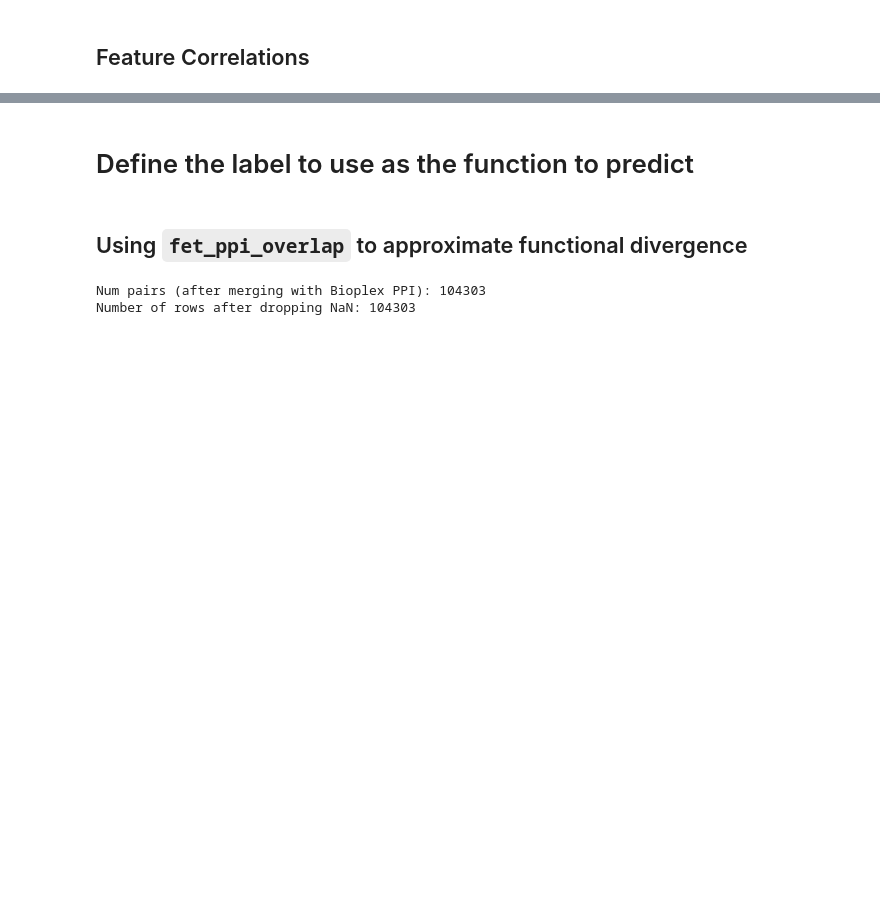
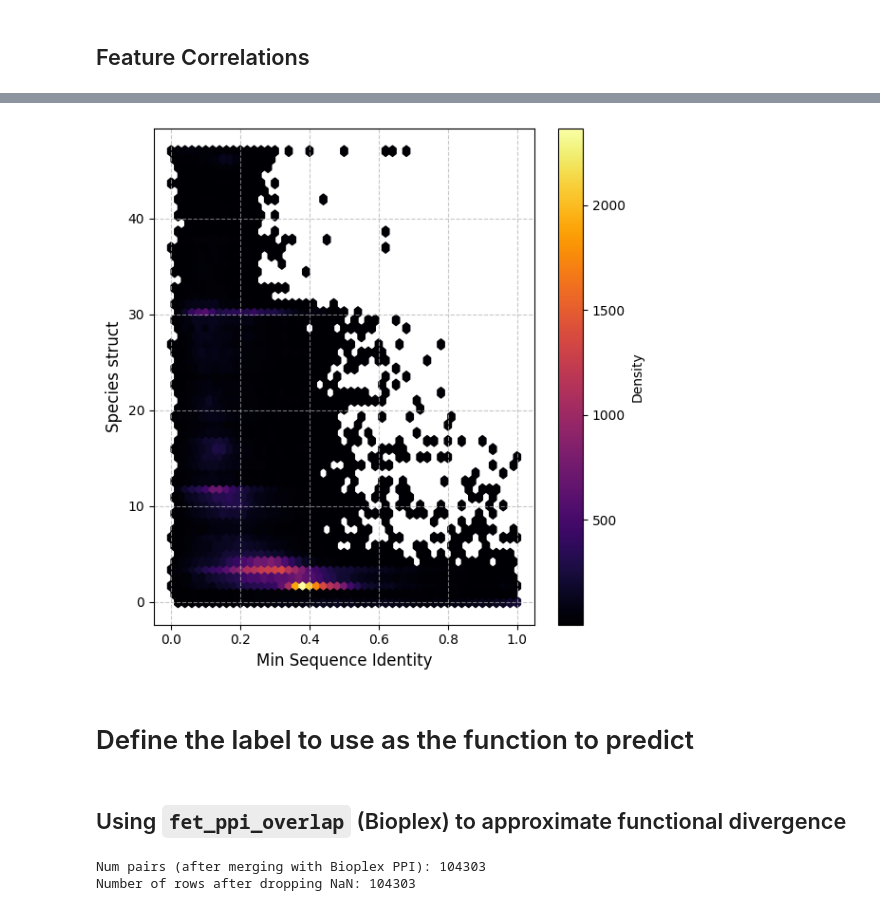
Before and after one commit to cancergenetics/paralog_seq_similarity, a Jupyter notebook: 1a_human_prepare_datasets.ipynb, the cells around one changed output, grey strips where cells are left out. Cells and saved outputs as stored; diff of their text form; code cells hidden in the pictures; blank space fills up the shorter version.

```diff
--- a/1a_human_prepare_datasets.ipynb
+++ b/1a_human_prepare_datasets.ipynb
@@ -462,7 +476,29 @@ heatmap(
+# %%
+
+import matplotlib.pyplot as plt
+
+plt.figure(figsize=(6, 6))
+
+# Create a density heatmap using hexbin
+hb = plt.hexbin(
+    paralog_pairs['min_sequence_identity'],
+    paralog_pairs['taxid_struct'],
+    gridsize=50,
+    cmap='inferno',
+    mincnt=1  # Only display bins with at least 1 count
+)
+plt.colorbar(hb, label='Density')
+plt.xlabel('Min Sequence Identity', fontsize=12)
+plt.ylabel('Species struct', fontsize=12)
+plt.grid(True, linestyle='--', alpha=0.7)
+plt.tight_layout()
+plt.show()
+# %% [output]
+[figure, added]
 # %% [markdown]
 # Define the label to use as the function to predict
 # %% [markdown]
-## Using `fet_ppi_overlap` to approximate functional divergence
+## Using `fet_ppi_overlap` (Bioplex) to approximate functional divergence
 # %%
 # Bioplex annotations
 BioPlex_paralog_pairs = paralog_pairs.copy(deep=True)
```
Also changed, not shown: parts of 24 cells of this notebook, 4 other files.
